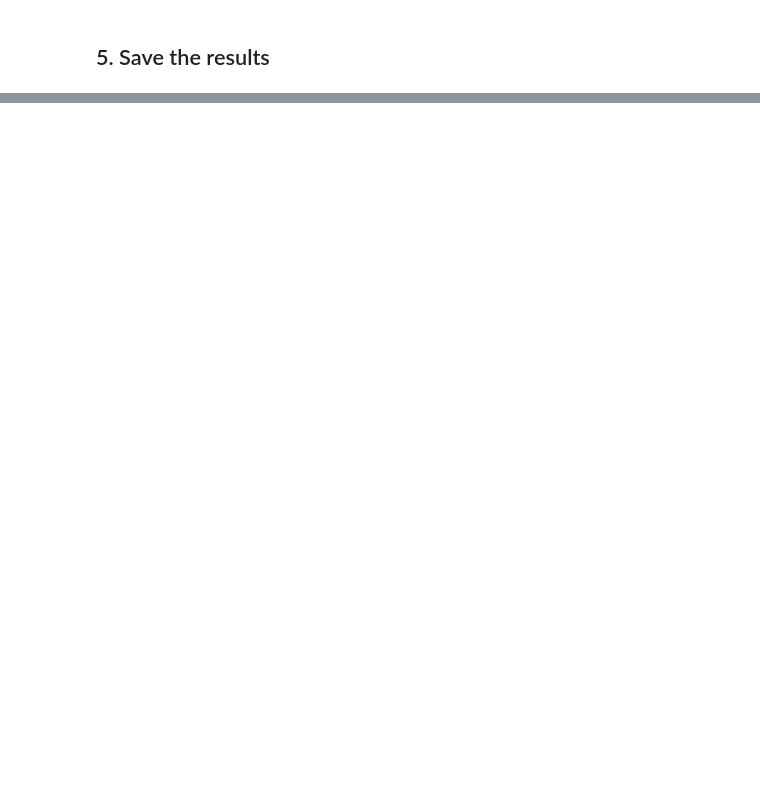
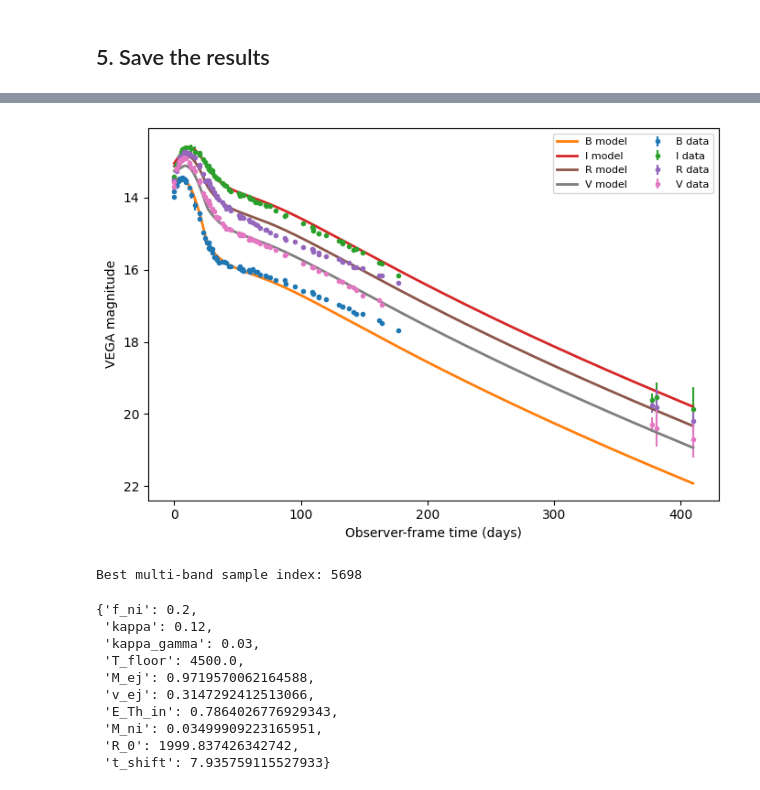
Before and after one commit to lijingyao123/TransFit, a Jupyter notebook: examples/tutorial.ipynb, the cells around one changed output, grey strips where cells are left out. Saved outputs shown, nothing was run; the diff lists cells and outputs as text; code cells hidden in the pictures; blank space fills up the shorter version.

```diff
--- a/examples/tutorial.ipynb
+++ b/examples/tutorial.ipynb
@@ -253,0 +353,66 @@ Loaded multi-band samples: (16000, 6)
+# %%
+loaded_mb, mb_best_params, mb_best_index = best_params_from_saved_result(mb_path)
+
+ctx_mb = loaded_mb["ctx"]
+z_mb = ctx_mb["distance"]["z"]
+y_kind_mb = ctx_mb["photometry"]["y_kind"]
+mag_system_mb = ctx_mb["photometry"]["mag_system"]
+saved_filters = builtin_filter_ids_from_saved_result(loaded_mb)
+mb_model_params, t_shift_mb = model_params_and_t_shift(loaded_mb, mb_best_params)
+
+bands_to_plot = list(mb_data.bands)
+t_grid = np.linspace(0.0, float(np.nanmax(mb_data.t_days)), 400)
+t_eval = np.tile(t_grid, len(bands_to_plot))
+band_eval = np.repeat(np.asarray(bands_to_plot, dtype=object), t_grid.size)
+
+model_mag = tf.predict_multiband(
+    model=loaded_mb["model"],
+    params=mb_model_params,
+    z=z_mb,
+    filters=saved_filters,
+    t_days=t_eval + t_shift_mb,
+    band=band_eval,
+    y_kind=y_kind_mb,
+    mag_system=mag_system_mb,
+    t_max_days=max(120.0, float(np.nanmax(t_eval + t_shift_mb)) + 20.0),
+    interp_fill="nan",
+)
+
+fig, ax = plt.subplots(figsize=(7.0, 4.8))
+for band in bands_to_plot:
+    data_mask = mb_data.band == band
+    model_mask = band_eval == band
+    ax.errorbar(
+        mb_data.t_days[data_mask],
+        mb_data.y[data_mask],
+        yerr=mb_data.yerr[data_mask],
+        fmt=".",
+        ms=6,
+        label=f"{band} data",
+    )
+    ax.plot(t_grid, model_mag[model_mask], lw=2.0, label=f"{band} model")
+
+if y_kind_mb == "mag":
+    ax.invert_yaxis()
+ax.set_xlabel("Observer-frame time (days)")
+ax.set_ylabel(f"{mag_system_mb.upper()} magnitude" if y_kind_mb == "mag" else "Flux density")
+ax.legend(ncol=2, fontsize=8)
+fig.tight_layout()
+display(fig)
+plt.close(fig)
+
+print("Best multi-band sample index:", mb_best_index)
+mb_best_params
+# %% [output]
+[figure, added]
+Best multi-band sample index: 5698
+{'f_ni': 0.2,
+ 'kappa': 0.12,
+ 'kappa_gamma': 0.03,
+ 'T_floor': 4500.0,
+ 'M_ej': 0.9719570062164588,
+ 'v_ej': 0.3147292412513066,
+ 'E_Th_in': 0.7864026776929343,
+ 'M_ni': 0.03499909223165951,
+ 'R_0': 1999.837426342742,
+ 't_shift': 7.935759115527933}
```
Also changed, not shown: parts of 10 cells of this notebook, 5 other files.
